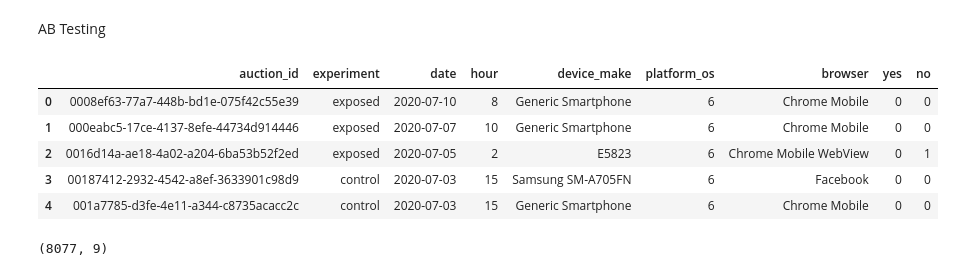
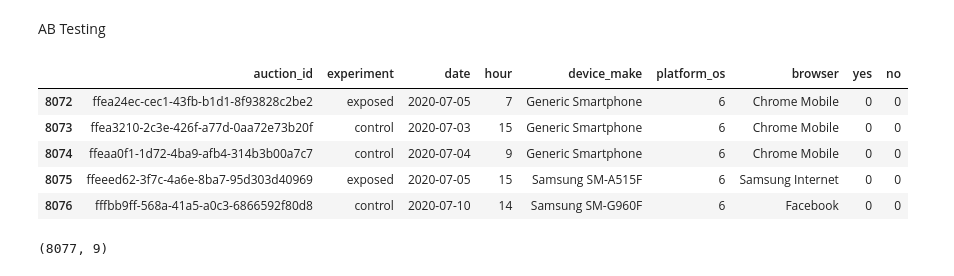
Before and after one commit to tutorialcreation/nlp_swahili_amharic, a Jupyter notebook: notebooks/AB_Testing.ipynb, the cells around one changed output. Saved outputs shown, nothing was run; the diff lists cells and outputs as text; code cells hidden in the pictures.

```diff
--- a/notebooks/AB_Testing.ipynb
+++ b/notebooks/AB_Testing.ipynb
@@ -5,14 +5,14 @@ import pandas as pd
 # %%
 df = pd.read_csv("../data/AdSmartABdata.csv")
 # %%
-df.head()
+df.tail()
 # %% [output]
 |  | auction_id | experiment | date | hour | device_make | platform_os | browser | yes | no |
-| 0 | 0008ef63-77a7-448b-bd1e-075f42c55e39 | exposed | 2020-07-10 | 8 | Generic Smartphone | 6 | Chrome Mobile | 0 | 0 |
-| 1 | 000eabc5-17ce-4137-8efe-44734d914446 | exposed | 2020-07-07 | 10 | Generic Smartphone | 6 | Chrome Mobile | 0 | 0 |
-| 2 | 0016d14a-ae18-4a02-a204-6ba53b52f2ed | exposed | 2020-07-05 | 2 | E5823 | 6 | Chrome Mobile WebView | 0 | 1 |
-| 3 | 00187412-2932-4542-a8ef-3633901c98d9 | control | 2020-07-03 | 15 | Samsung SM-A705FN | 6 | Facebook | 0 | 0 |
-| 4 | 001a7785-d3fe-4e11-a344-c8735acacc2c | control | 2020-07-03 | 15 | Generic Smartphone | 6 | Chrome Mobile | 0 | 0 |
+| 8072 | ffea24ec-cec1-43fb-b1d1-8f93828c2be2 | exposed | 2020-07-05 | 7 | Generic Smartphone | 6 | Chrome Mobile | 0 | 0 |
+| 8073 | ffea3210-2c3e-426f-a77d-0aa72e73b20f | control | 2020-07-03 | 15 | Generic Smartphone | 6 | Chrome Mobile | 0 | 0 |
+| 8074 | ffeaa0f1-1d72-4ba9-afb4-314b3b00a7c7 | control | 2020-07-04 | 9 | Generic Smartphone | 6 | Chrome Mobile | 0 | 0 |
+| 8075 | ffeeed62-3f7c-4a6e-8ba7-95d303d40969 | exposed | 2020-07-05 | 15 | Samsung SM-A515F | 6 | Samsung Internet | 0 | 0 |
+| 8076 | fffbb9ff-568a-41a5-a0c3-6866592f80d8 | control | 2020-07-10 | 14 | Samsung SM-G960F | 6 | Facebook | 0 | 0 |
 # %%
 # checking the size of the data
 df.shape
```
Also changed, not shown: parts of 16 cells of this notebook.
